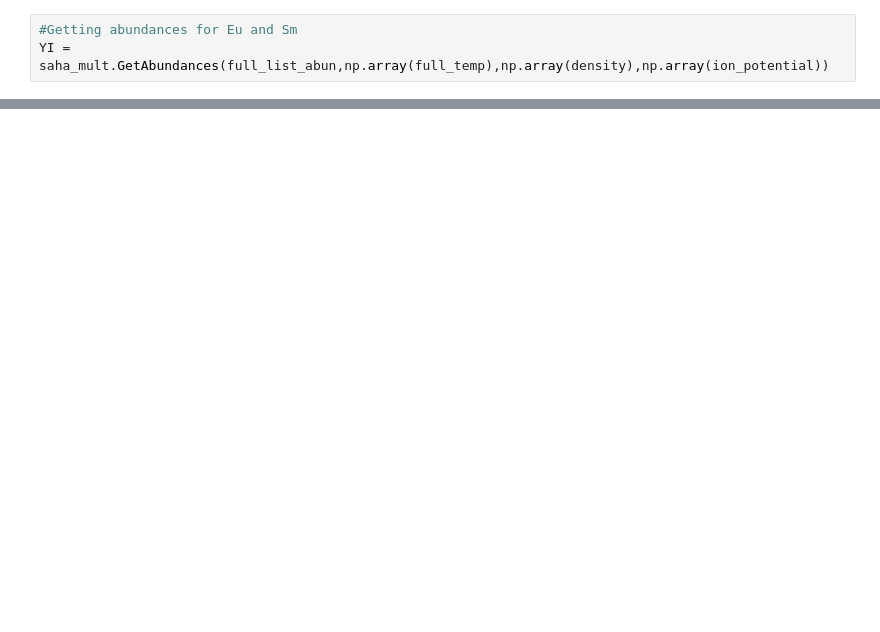
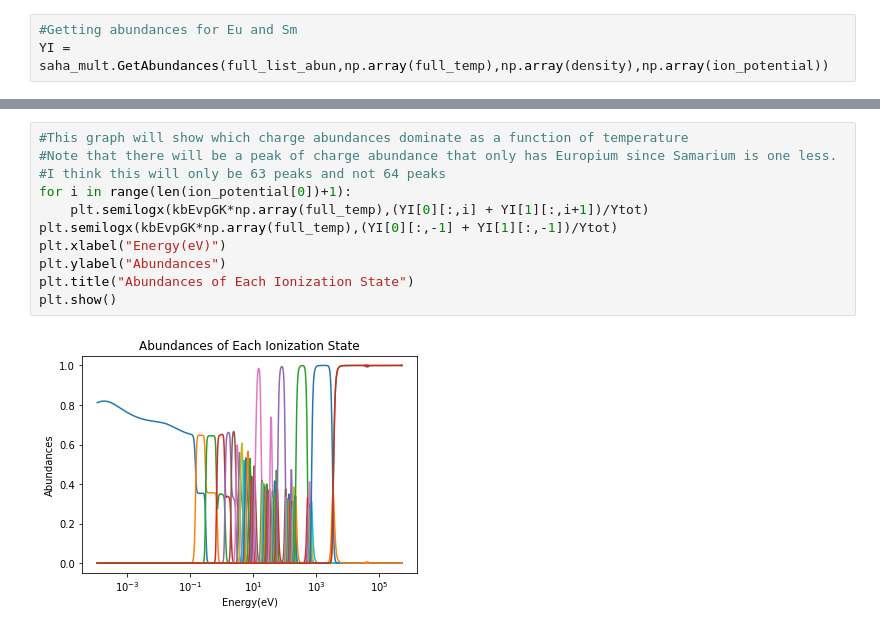
Before and after one commit to PranavNalamwar/R-process_Mergers, a Jupyter notebook: Abundance_Calculations/Multiple Elements Scenario.ipynb, the cells around one changed output, grey strips where cells are left out. Drawn from its saved outputs; the diff is of its cells as text; blank space fills up the shorter version.

```diff
--- a/Abundance_Calculations/Multiple Elements Scenario.ipynb
+++ b/Abundance_Calculations/Multiple Elements Scenario.ipynb
@@ -239,0 +221,13 @@ Text(0.5, 1.0, 'Abundances of All Charge States for Samarium and Europium')
+# %%
+#This graph will show which charge abundances dominate as a function of temperature
+#Note that there will be a peak of charge abundance that only has Europium since Samarium is one less.
+#I think this will only be 63 peaks and not 64 peaks
+for i in range(len(ion_potential[0])+1):
+    plt.semilogx(kbEvpGK*np.array(full_temp),(YI[0][:,i] + YI[1][:,i+1])/Ytot)
+plt.semilogx(kbEvpGK*np.array(full_temp),(YI[0][:,-1] + YI[1][:,-1])/Ytot)
+plt.xlabel("Energy(eV)")
+plt.ylabel("Abundances")
+plt.title("Abundances of Each Ionization State")
+plt.show()
+# %% [output]
+[figure, added]
```
Also changed, not shown: parts of 22 cells of this notebook.
